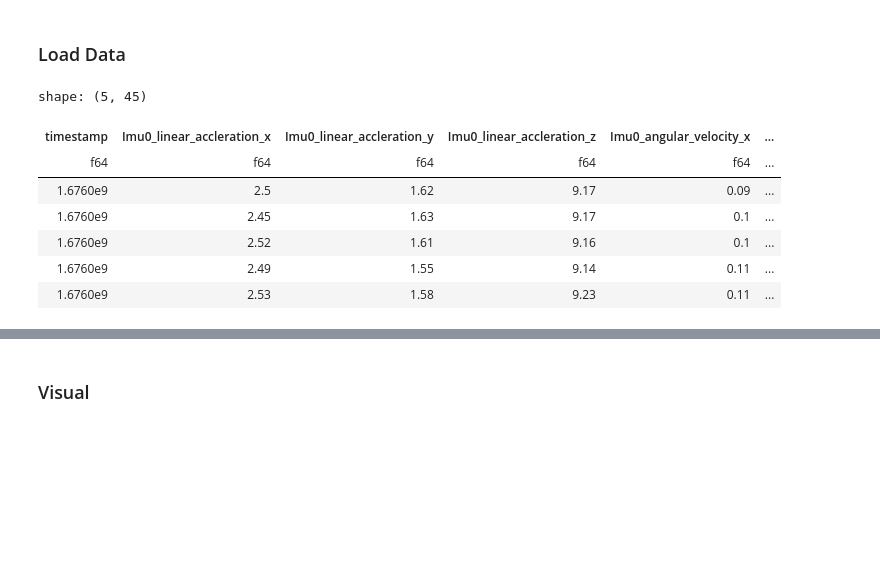
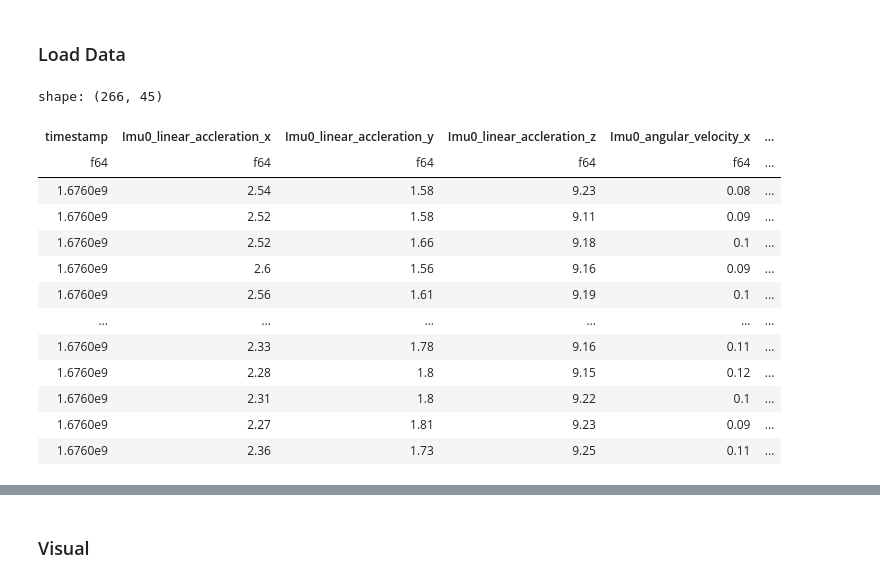
Before and after one commit to sellahy/730SemesterProject, a Jupyter notebook: exploration/imu_data_analyze.ipynb, the cells around one changed output, grey strips where cells are left out. Drawn from its saved outputs; the diff is of its cells as text; code cells hidden in the pictures; blank space fills up the shorter version.

```diff
--- a/exploration/imu_data_analyze.ipynb
+++ b/exploration/imu_data_analyze.ipynb
@@ -16,18 +16,24 @@ import matplotlib.dates as mdates
 # %% [markdown]
 ### Load Data
 # %%
-stationary_df = pl.read_csv("./imu_data/rosbag/data/data_clean/rosbag2_2023_02_10-06_45_38_data.csv")
+stationary_df = pl.read_csv("./imu_data/rosbag/data/data/rosbag2_2023_02_10-06_45_38_data.csv")
 
-stationary_df.head()
+stationary_df
 # %% [output]
-shape: (5, 45)
+shape: (266, 45)
 | timestamp | Imu0_linear_accleration_x | Imu0_linear_accleration_y | Imu0_linear_accleration_z | Imu0_angular_velocity_x | ... |
 | f64 | f64 | f64 | f64 | f64 | ... |
-| 1.6760e9 | 2.5 | 1.62 | 9.17 | 0.09 | ... |
-| 1.6760e9 | 2.45 | 1.63 | 9.17 | 0.1 | ... |
-| 1.6760e9 | 2.52 | 1.61 | 9.16 | 0.1 | ... |
-| 1.6760e9 | 2.49 | 1.55 | 9.14 | 0.11 | ... |
-| 1.6760e9 | 2.53 | 1.58 | 9.23 | 0.11 | ... |
+| 1.6760e9 | 2.54 | 1.58 | 9.23 | 0.08 | ... |
+| 1.6760e9 | 2.52 | 1.58 | 9.11 | 0.09 | ... |
+| 1.6760e9 | 2.52 | 1.66 | 9.18 | 0.1 | ... |
+| 1.6760e9 | 2.6 | 1.56 | 9.16 | 0.09 | ... |
+| 1.6760e9 | 2.56 | 1.61 | 9.19 | 0.1 | ... |
+| … | … | … | … | … | ... |
+| 1.6760e9 | 2.33 | 1.78 | 9.16 | 0.11 | ... |
+| 1.6760e9 | 2.28 | 1.8 | 9.15 | 0.12 | ... |
+| 1.6760e9 | 2.31 | 1.8 | 9.22 | 0.1 | ... |
+| 1.6760e9 | 2.27 | 1.81 | 9.23 | 0.09 | ... |
+| 1.6760e9 | 2.36 | 1.73 | 9.25 | 0.11 | ... |
 # %%
 def get_column_combos(imus, dims, readings):
     columns = [f"Imu{im}_{read}_{dim}" for im in imus for read in readings for dim in dims]
```
Also changed, not shown: parts of 13 cells of this notebook, 2 other files.
